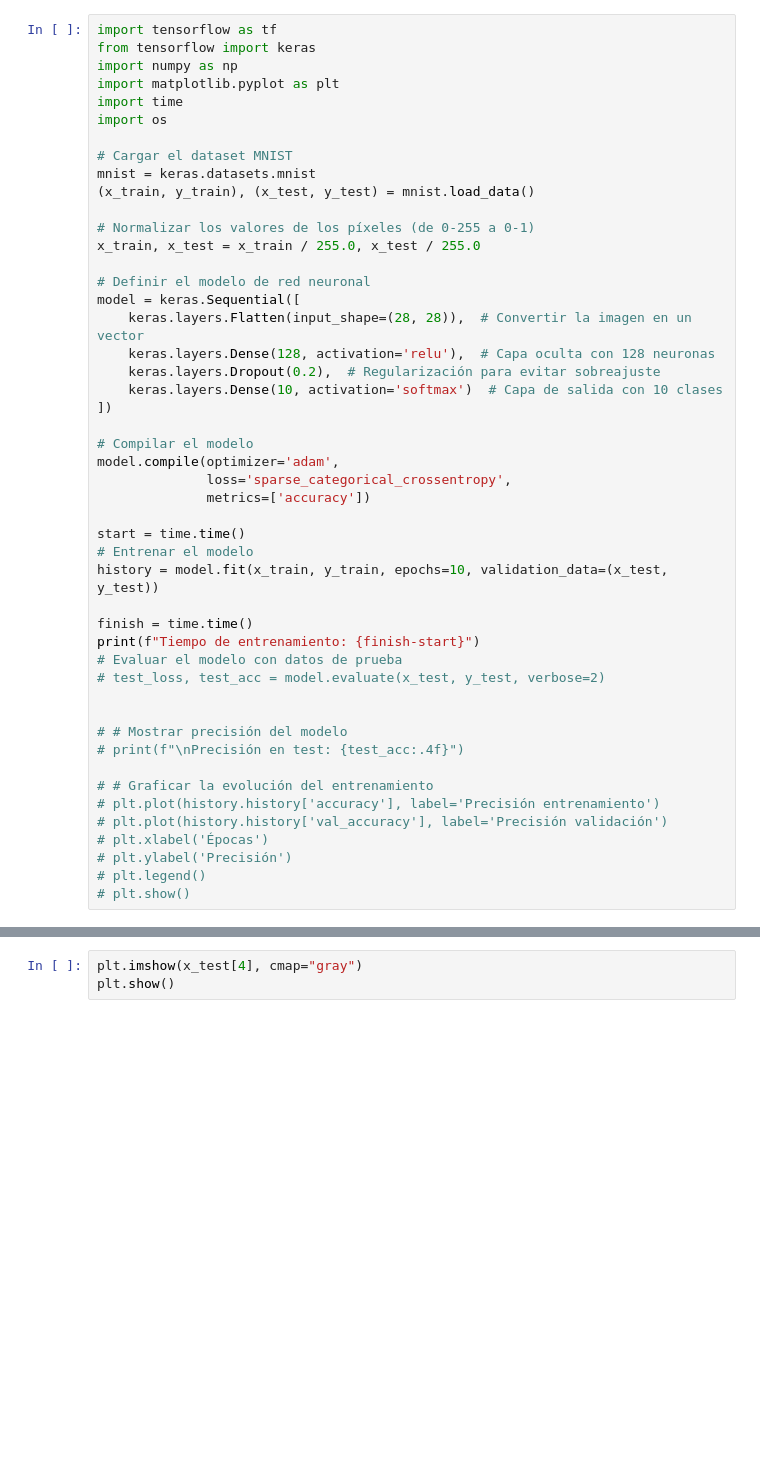
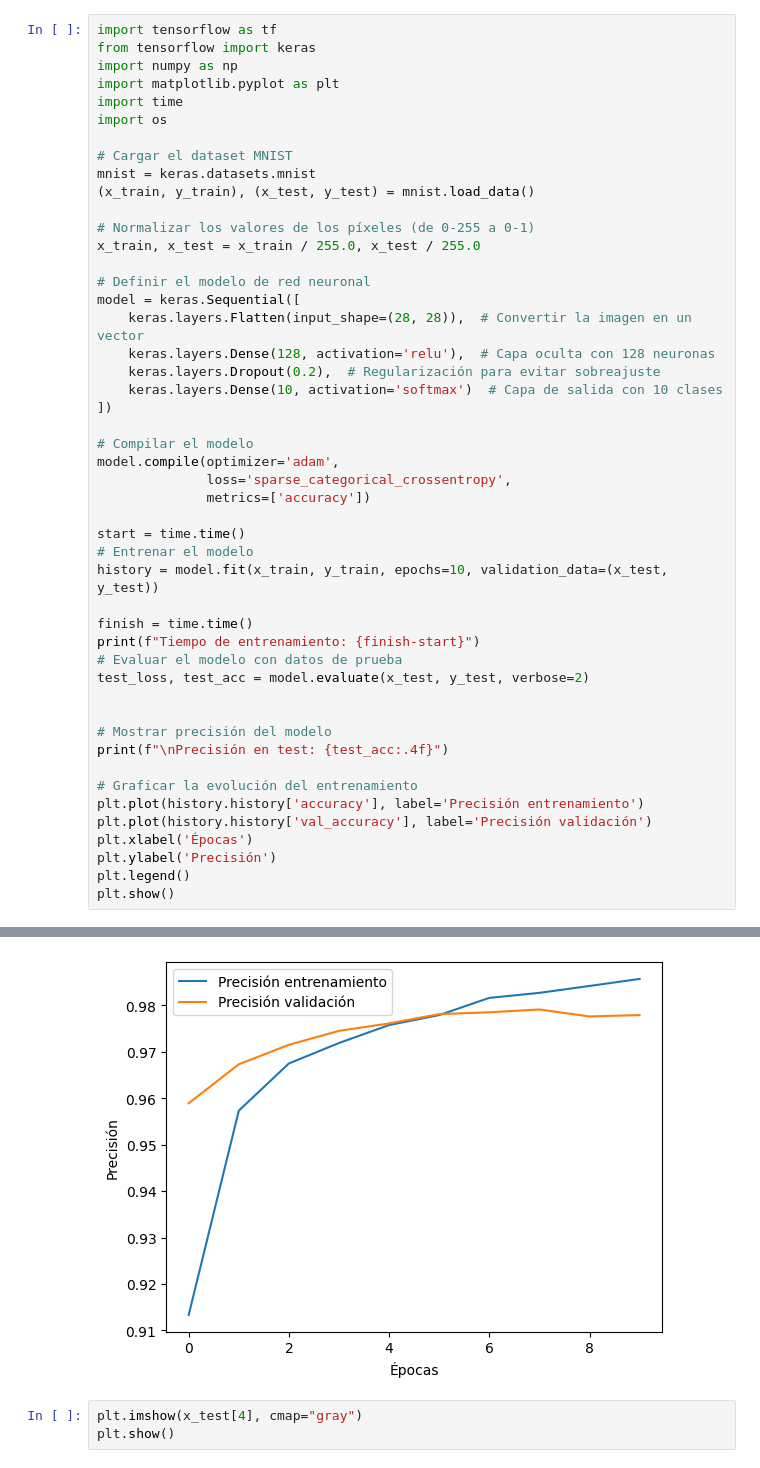
Before and after one commit to gdquintero/dia_matematicas_2025, a Jupyter notebook: mnist.ipynb, the cells around one changed output, grey strips where cells are left out. Drawn from its saved outputs; the diff is of its cells as text; blank space fills up the shorter version.

```diff
--- a/mnist.ipynb
+++ b/mnist.ipynb
@@ -33,18 +33,18 @@ history = model.fit(x_train, y_train, epochs=10, validation_data=(x_test, y_test
 finish = time.time()
 print(f"Tiempo de entrenamiento: {finish-start}")
 # Evaluar el modelo con datos de prueba
-# test_loss, test_acc = model.evaluate(x_test, y_test, verbose=2)
+test_loss, test_acc = model.evaluate(x_test, y_test, verbose=2)
 
 
-# # Mostrar precisión del modelo
-# print(f"\nPrecisión en test: {test_acc:.4f}")
+# Mostrar precisión del modelo
+print(f"\nPrecisión en test: {test_acc:.4f}")
 
-# # Graficar la evolución del entrenamiento
-# plt.plot(history.history['accuracy'], label='Precisión entrenamiento')
-# plt.plot(history.history['val_accuracy'], label='Precisión validación')
-# plt.xlabel('Épocas')
-# plt.ylabel('Precisión')
-# plt.legend()
-# plt.show()
+# Graficar la evolución del entrenamiento
+plt.plot(history.history['accuracy'], label='Precisión entrenamiento')
+plt.plot(history.history['val_accuracy'], label='Precisión validación')
+plt.xlabel('Épocas')
+plt.ylabel('Precisión')
+plt.legend()
+plt.show()
 # %% [output]
 Epoch 1/10
@@ -67,3 +67,4 @@ Tiempo de entrenamiento: 12.573354244232178
+[figure, added]
 # %%
 plt.imshow(x_test[4], cmap="gray")
 plt.show()
```
Also changed, not shown: parts of 1 cell of this notebook, 15 other files.
